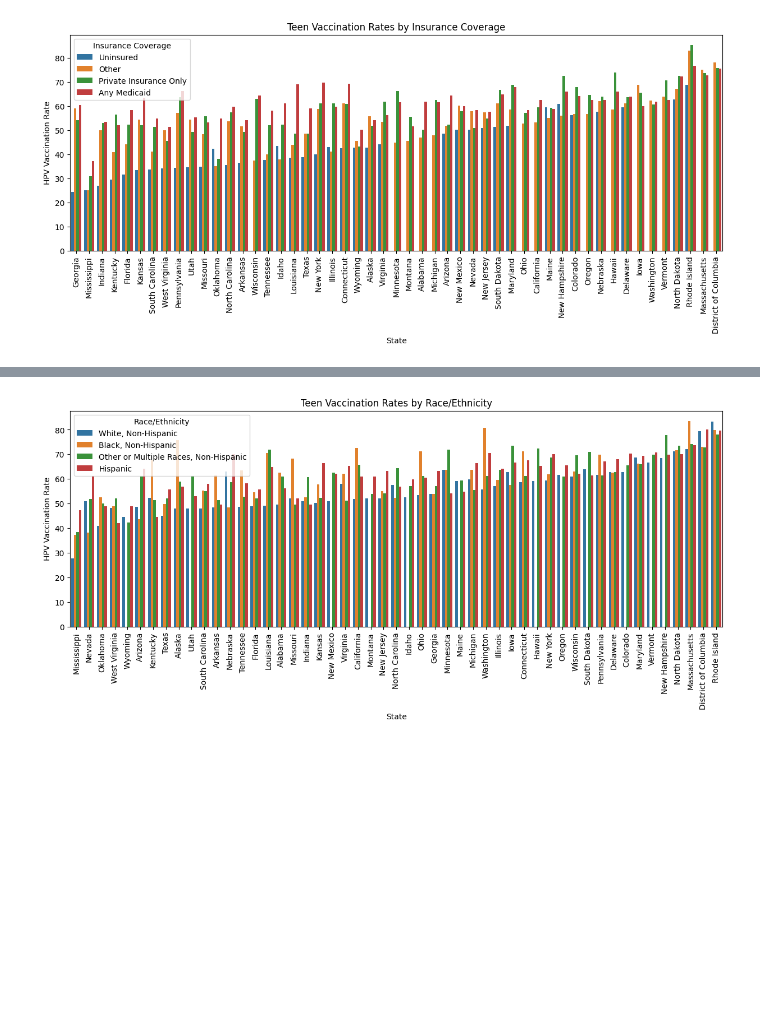
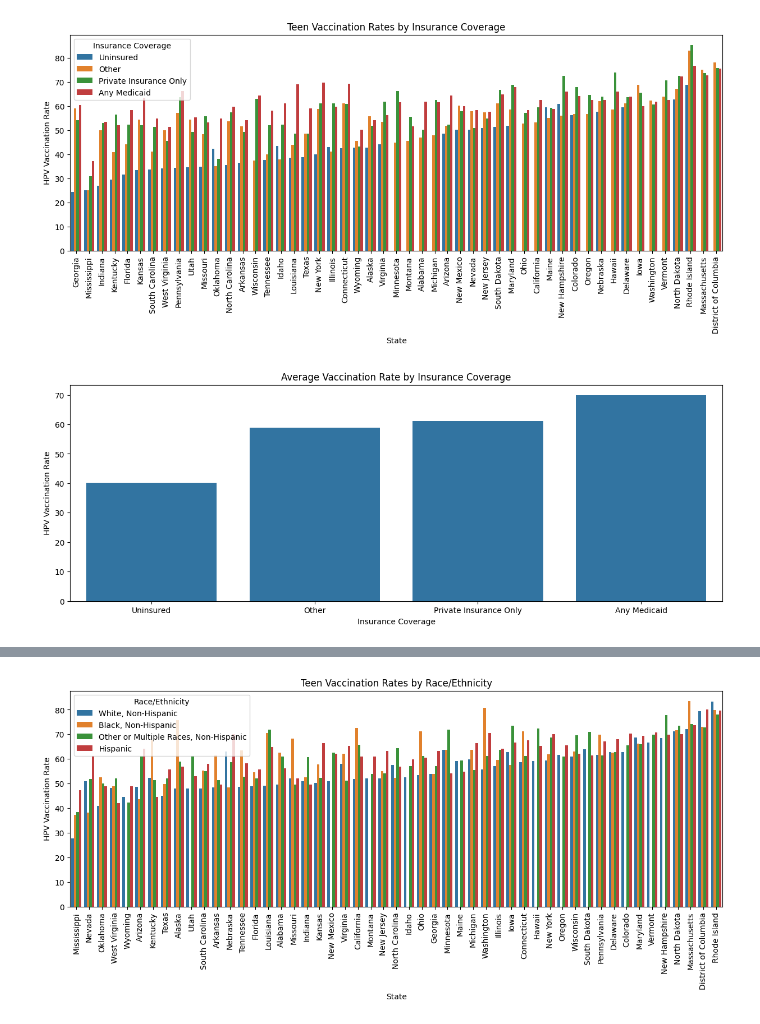
Before and after one commit to maya-papaya/ads1-cervical-cancer-analysis, a Jupyter notebook: First Semester Project: Analysis, Exploration, & Visualization (4).ipynb, the cells around one changed output, grey strips where cells are left out. Saved outputs shown, nothing was run; the diff lists cells and outputs as text; code cells hidden in the pictures; blank space fills up the shorter version.

```diff
--- a/First Semester Project: Analysis, Exploration, & Visualization (4).ipynb
+++ b/First Semester Project: Analysis, Exploration, & Visualization (4).ipynb
@@ -413,6 +413,19 @@ plt.legend(title='Insurance Coverage')
 plt.show()
 # %% [output]
 [figure]
+# %%
+# AVERAGE EFFECTS BY INSURANCE COVERAGE (2018 - 2022)
+query = "SELECT state, dimension_val, val FROM demo WHERE dimension_type = 'Insurance Coverage' GROUP BY dimension_val ORDER BY AVG(val)"
+df11 = pd.read_sql_query(query, con)
+
+plt.figure(figsize=(15, 5))
+plt.title("Average Vaccination Rate by Insurance Coverage")
+plt.xlabel('Insurance Coverage')
+plt.ylabel('HPV Vaccination Rate')
+sns.barplot(df11.sort_values('val'), x="dimension_val", y="val", legend=True)
+plt.show()
+# %% [output]
+[figure, added]
 # %%
 # CORRELATION BETWEEN INSURANCE COVERAGE AND INCIDENCE RATE
 query = """
```
Also changed, not shown: parts of 8 cells of this notebook.
